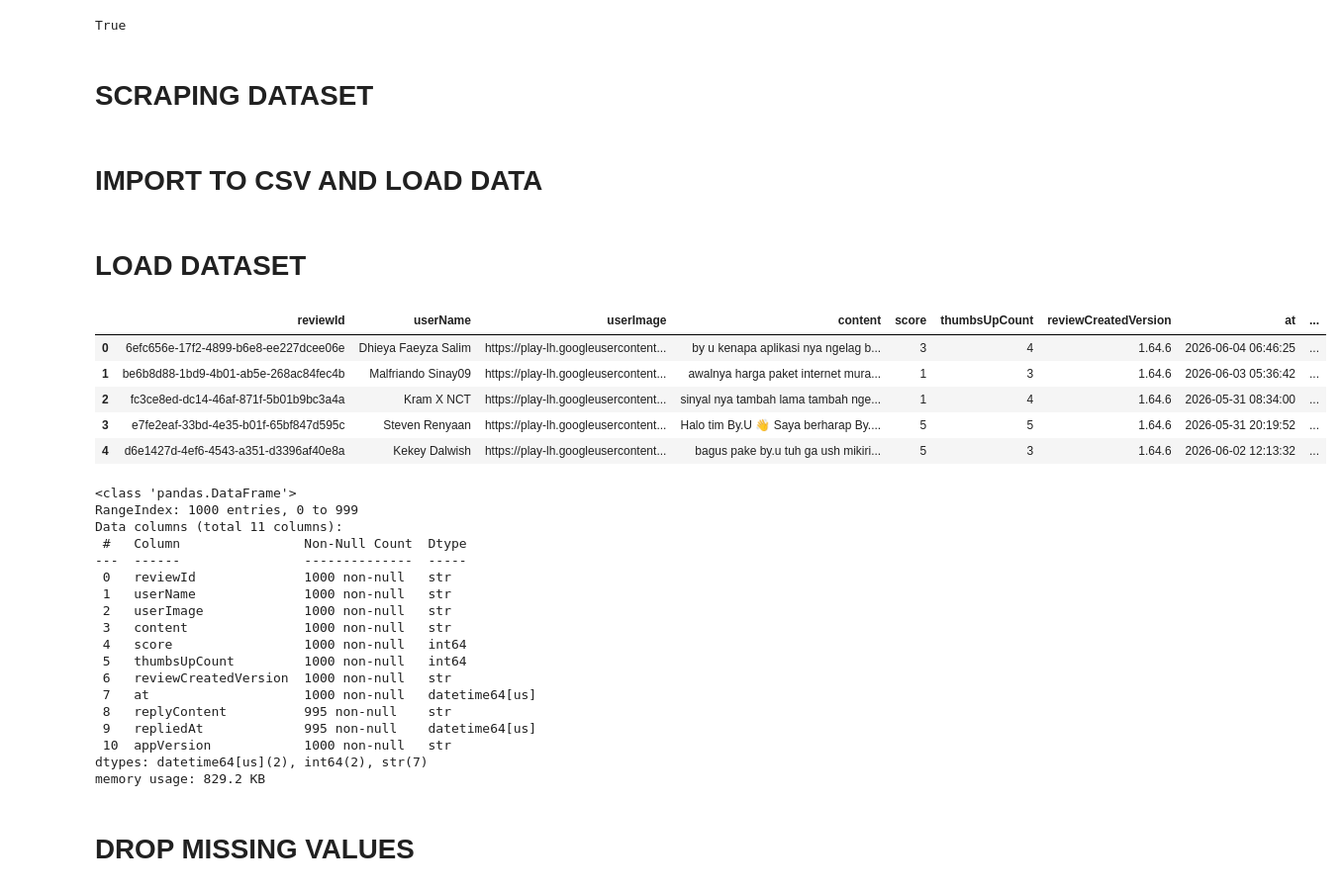
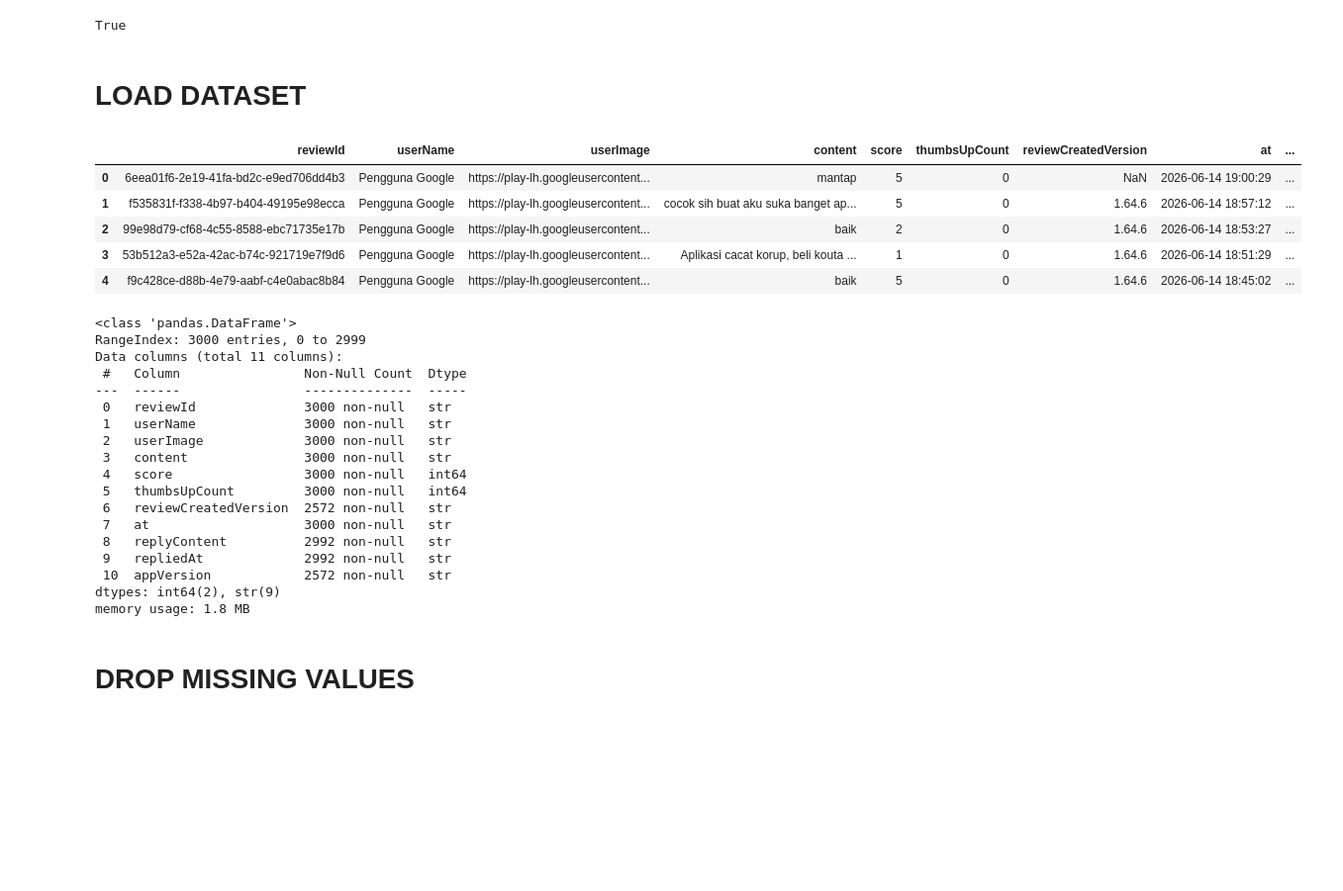
Before and after one commit to rajasmdra/By-U-sentiment-analysis, a Jupyter notebook: By-U-sentiment-analysis.ipynb, the cells around one changed output. Shown at 99% size. Cells and saved outputs as stored; diff of their text form; code cells hidden in the pictures; blank space fills up the shorter version.

```diff
--- a/By-U-sentiment-analysis.ipynb
+++ b/By-U-sentiment-analysis.ipynb
@@ -40,5 +40,3 @@ nltk.download('stopwords')
 [nltk_data]     C:\Users\tabiz\AppData\Roaming\nltk_data...
 [nltk_data]   Package stopwords is already up-to-date!
 True
-# %% [markdown]
-# SCRAPING DATASET
@@ -53,2 +42,0 @@ scrapreview, _ = reviews(
-# %% [markdown]
-# IMPORT TO CSV AND LOAD DATA
@@ -63,40 +43,40 @@ with open('app_reviews.csv', mode='w', newline='', encoding='utf-8') as file:
 # %% [markdown]
 # LOAD DATASET
 # %%
-app_reviews_df = pd.DataFrame(scrapreview)
-app_reviews_df.to_csv('app_reviews.csv', index=False)
+app_reviews = pd.read_csv('app_reviews.csv')
+app_reviews_df = pd.DataFrame(app_reviews)
 
 app_reviews_df.shape
 jumlah_ulasan, jumlah_kolom = app_reviews_df.shape
 app_reviews_df.head()
 # %% [output]
 |  | reviewId | userName | userImage | content | score | thumbsUpCount | reviewCreatedVersion | at | ... |
-| 0 | 6efc656e-17f2-4899-b6e8-ee227dcee06e | Dhieya Faeyza Salim | https://play-lh.googleusercontent... | by u kenapa aplikasi nya ngelag b... | 3 | 4 | 1.64.6 | 2026-06-04 06:46:25 | ... |
-| 1 | be6b8d88-1bd9-4b01-ab5e-268ac84fec4b | Malfriando Sinay09 | https://play-lh.googleusercontent... | awalnya harga paket internet mura... | 1 | 3 | 1.64.6 | 2026-06-03 05:36:42 | ... |
-| 2 | fc3ce8ed-dc14-46af-871f-5b01b9bc3a4a | Kram X NCT | https://play-lh.googleusercontent... | sinyal nya tambah lama tambah nge... | 1 | 4 | 1.64.6 | 2026-05-31 08:34:00 | ... |
-| 3 | e7fe2eaf-33bd-4e35-b01f-65bf847d595c | Steven Renyaan | https://play-lh.googleusercontent... | Halo tim By.U 👋 Saya berharap By.... | 5 | 5 | 1.64.6 | 2026-05-31 20:19:52 | ... |
-| 4 | d6e1427d-4ef6-4543-a351-d3396af40e8a | Kekey Dalwish | https://play-lh.googleusercontent... | bagus pake by.u tuh ga ush mikiri... | 5 | 3 | 1.64.6 | 2026-06-02 12:13:32 | ... |
+| 0 | 6eea01f6-2e19-41fa-bd2c-e9ed706dd4b3 | Pengguna Google | https://play-lh.googleusercontent... | mantap | 5 | 0 | NaN | 2026-06-14 19:00:29 | ... |
+| 1 | f535831f-f338-4b97-b404-49195e98ecca | Pengguna Google | https://play-lh.googleusercontent... | cocok sih buat aku suka banget ap... | 5 | 0 | 1.64.6 | 2026-06-14 18:57:12 | ... |
+| 2 | 99e98d79-cf68-4c55-8588-ebc71735e17b | Pengguna Google | https://play-lh.googleusercontent... | baik | 2 | 0 | 1.64.6 | 2026-06-14 18:53:27 | ... |
+| 3 | 53b512a3-e52a-42ac-b74c-921719e7f9d6 | Pengguna Google | https://play-lh.googleusercontent... | Aplikasi cacat korup, beli kouta ... | 1 | 0 | 1.64.6 | 2026-06-14 18:51:29 | ... |
+| 4 | f9c428ce-d88b-4e79-aabf-c4e0abac8b84 | Pengguna Google | https://play-lh.googleusercontent... | baik | 5 | 0 | 1.64.6 | 2026-06-14 18:45:02 | ... |
 # %%
 app_reviews_df.info()
 # %% [output]
 <class 'pandas.DataFrame'>
-RangeIndex: 1000 entries, 0 to 999
+RangeIndex: 3000 entries, 0 to 2999
 Data columns (total 11 columns):
  #   Column                Non-Null Count  Dtype
 ---  ------                --------------  -----
- 0   reviewId              1000 non-null   str
- 1   userName              1000 non-null   str
- 2   userImage             1000 non-null   str
- 3   content               1000 non-null   str
- 4   score                 1000 non-null   int64
- 5   thumbsUpCount         1000 non-null   int64
- 6   reviewCreatedVersion  1000 non-null   str
- 7   at                    1000 non-null   datetime64[us]
- 8   replyContent          995 non-null    str
- 9   repliedAt             995 non-null    datetime64[us]
- 10  appVersion            1000 non-null   str
-dtypes: datetime64[us](2), int64(2), str(7)
-memory usage: 829.2 KB
+ 0   reviewId              3000 non-null   str
+ 1   userName              3000 non-null   str
+ 2   userImage             3000 non-null   str
+ 3   content               3000 non-null   str
+ 4   score                 3000 non-null   int64
+ 5   thumbsUpCount         3000 non-null   int64
+ 6   reviewCreatedVersion  2572 non-null   str
+ 7   at                    3000 non-null   str
+ 8   replyContent          2992 non-null   str
+ 9   repliedAt             2992 non-null   str
+ 10  appVersion            2572 non-null   str
+dtypes: int64(2), str(9)
+memory usage: 1.8 MB
 # %% [markdown]
 # DROP MISSING VALUES
 # %%
```
Also changed, not shown: parts of 16 cells of this notebook, 2 other files.
